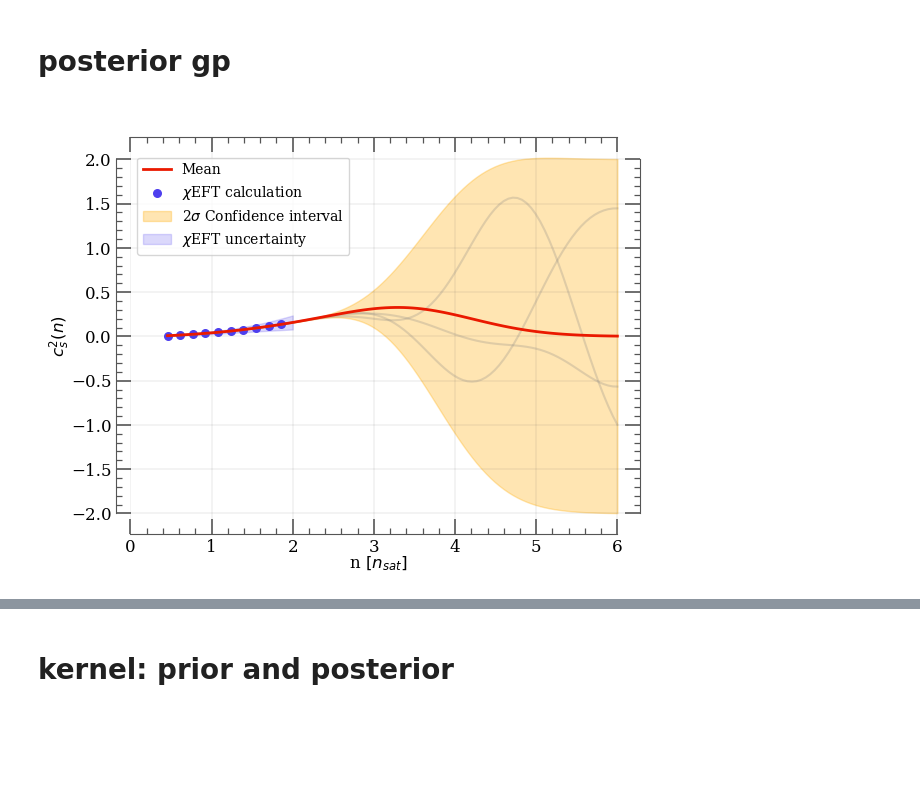
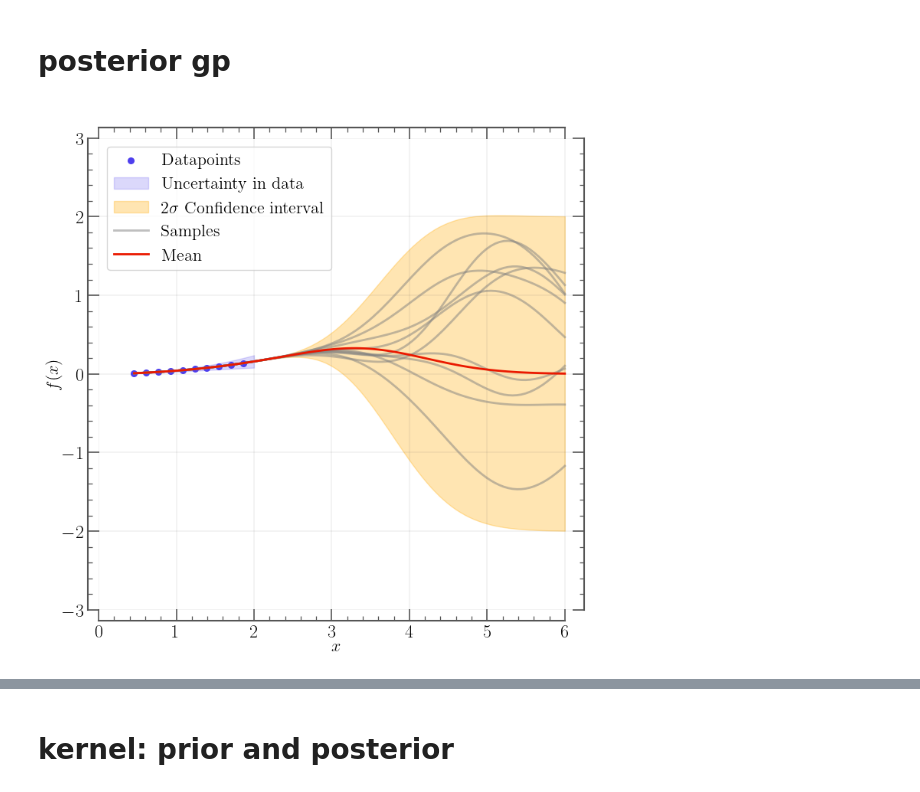
Before and after one commit to codinginrevolt/master_thesis, a Jupyter notebook: gpr/notebooks/plots/gp_eg.ipynb, the cells around one changed output, grey strips where cells are left out. Cells and saved outputs as stored; diff of their text form; code cells hidden in the pictures; blank space fills up the shorter version.

```diff
--- a/gpr/notebooks/plots/gp_eg.ipynb
+++ b/gpr/notebooks/plots/gp_eg.ipynb
@@ -115,29 +130,39 @@ gp.fit(n_ceft, n_test, cs2_ceft, training_noise)
 y_pred_samps = gp.posterior(sampling=True, n=10)
 y_pred, sig_pred = gp.posterior(sampling=False)
 # %%
-for i in range(3):
-    plt.plot(n_test, y_pred_samps[i], color='gray', alpha=0.25, linewidth=1.5)
-plt.plot(n_test, y_pred.flatten(), label='Mean', color='#ea1900')
-plt.scatter(n_ceft[::10], cs2_ceft[::10], color='#4e3fee', label=r'$\chi$EFT calculation', s=30)
+plt.figure(figsize=(8,8))
+
+plt.scatter(n_ceft[::10], cs2_ceft[::10], color='#4e3fee', label=r'Datapoints', s=30)
+plt.fill_between(n_ceft, cs2_ceft_l, cs2_ceft_u, color='#4e3fee', alpha=0.2, label=r'Uncertainty in data')
+
 plt.fill_between(
         n_test,
         y_pred.flatten() - 2 * sig_pred,
         y_pred.flatten() + 2 * sig_pred,
         color='#ffac00',
         alpha=0.3,
         label=r'2$\sigma$ Confidence interval',
         )
-plt.fill_between(n_ceft, cs2_ceft_l, cs2_ceft_u, color='#4e3fee', alpha=0.2, label=r'$\chi$EFT uncertainty')
-plt.xlabel('n $[n_{sat}]$')
-plt.ylabel(r'$c_s^2(n)$')
-plt.legend()
+for i in range(10):
+    if i == 0:
+        lab = 'Samples'
+    else:
+        lab = None
+    plt.plot(n_test, y_pred_samps[i], color='gray', alpha=0.5, linewidth=2, label=lab)
+
+plt.plot(n_test, y_pred.flatten(), label='Mean', color='#ea1900')
+
+plt.xlabel('$x$', fontsize=solo_fontsize)
+plt.ylabel(r'$f(x)$', fontsize=solo_fontsize)
+plt.legend(loc='upper left', fontsize=solo_fontsize)
 
 plt.title(" ", fontsize=16)
 
 plt.xlim(0,)
-theme_white.apply_transforms()
+plt.ylim(-3, 3)
+theme.apply_transforms()
 
-#plt.savefig(plot_dir + "gp_posterior_example.png", dpi=300)
+plt.savefig(plot_dir + "gp_posterior_example.png", dpi=300)
 plt.show()
 # %% [output]
-[figure, old version]
+[figure, new version]
```
Also changed, not shown: parts of 26 cells of this notebook, 11 other files.
